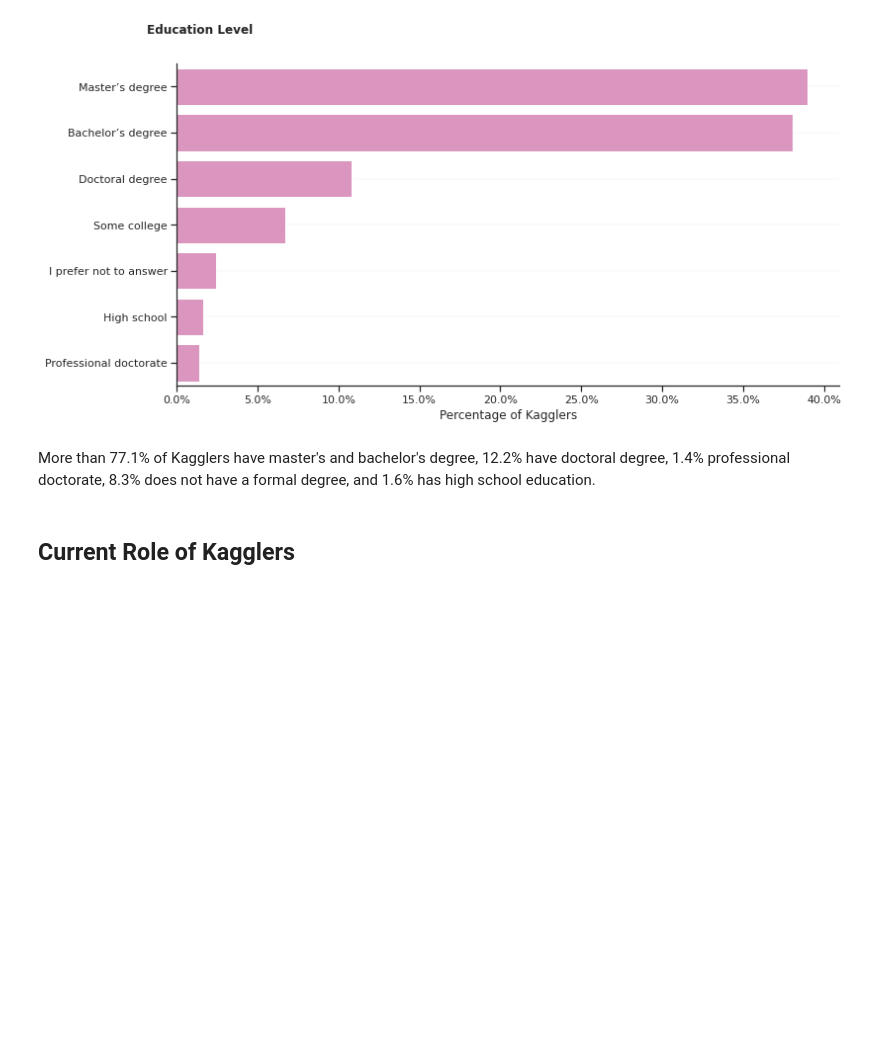
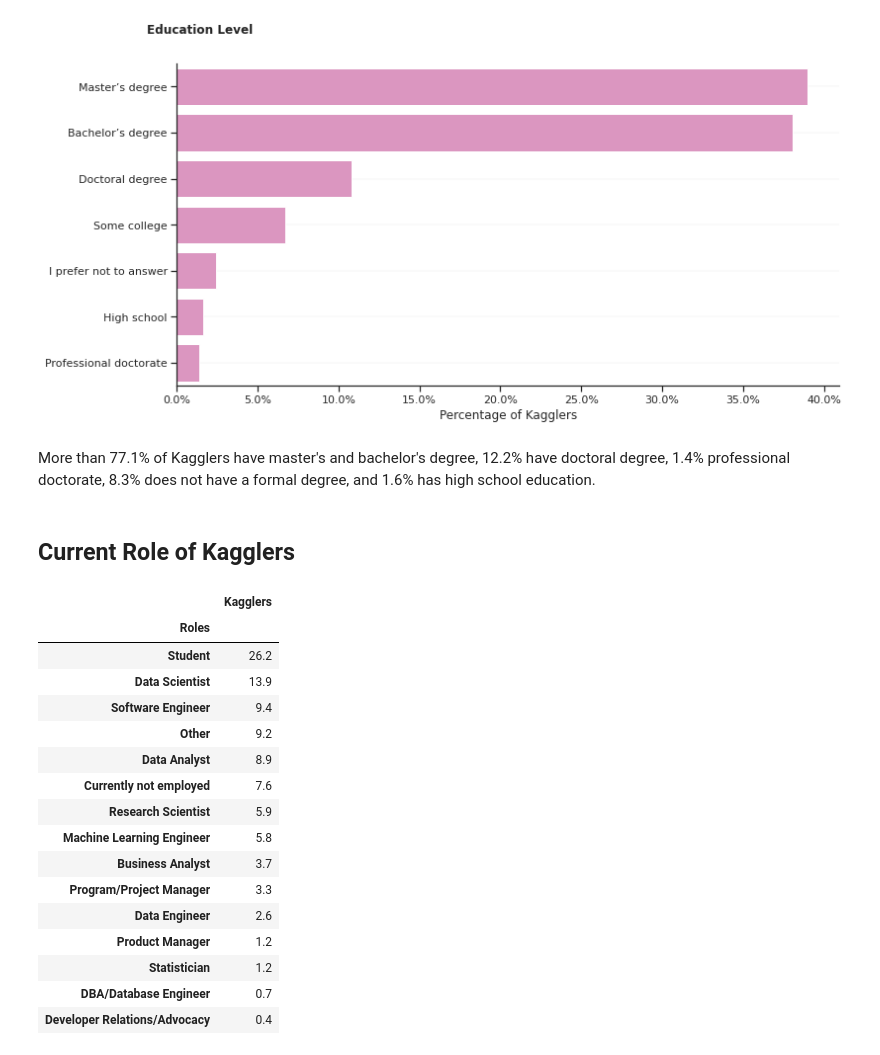
Before and after one commit to StephRoos/Data-Science, a Jupyter notebook: Kaggle_Survey/2021_Kaggle_Survey_Analysis.ipynb, the cells around one changed output. Cells and saved outputs as stored; diff of their text form; code cells hidden in the pictures; blank space fills up the shorter version.

```diff
--- a/Kaggle_Survey/2021_Kaggle_Survey_Analysis.ipynb
+++ b/Kaggle_Survey/2021_Kaggle_Survey_Analysis.ipynb
@@ -185,0 +195,20 @@ More than 77.1% of Kagglers have master's and bachelor's degree, 12.2% have doct
+# %%
+df_roles
+# %% [output]
+|  | Kagglers |
+| Roles |  |
+| Student | 26.2 |
+| Data Scientist | 13.9 |
+| Software Engineer | 9.4 |
+| Other | 9.2 |
+| Data Analyst | 8.9 |
+| Currently not employed | 7.6 |
+| Research Scientist | 5.9 |
+| Machine Learning Engineer | 5.8 |
+| Business Analyst | 3.7 |
+| Program/Project Manager | 3.3 |
+| Data Engineer | 2.6 |
+| Product Manager | 1.2 |
+| Statistician | 1.2 |
+| DBA/Database Engineer | 0.7 |
+| Developer Relations/Advocacy | 0.4 |
```
Also changed, not shown: parts of 10 cells of this notebook.
